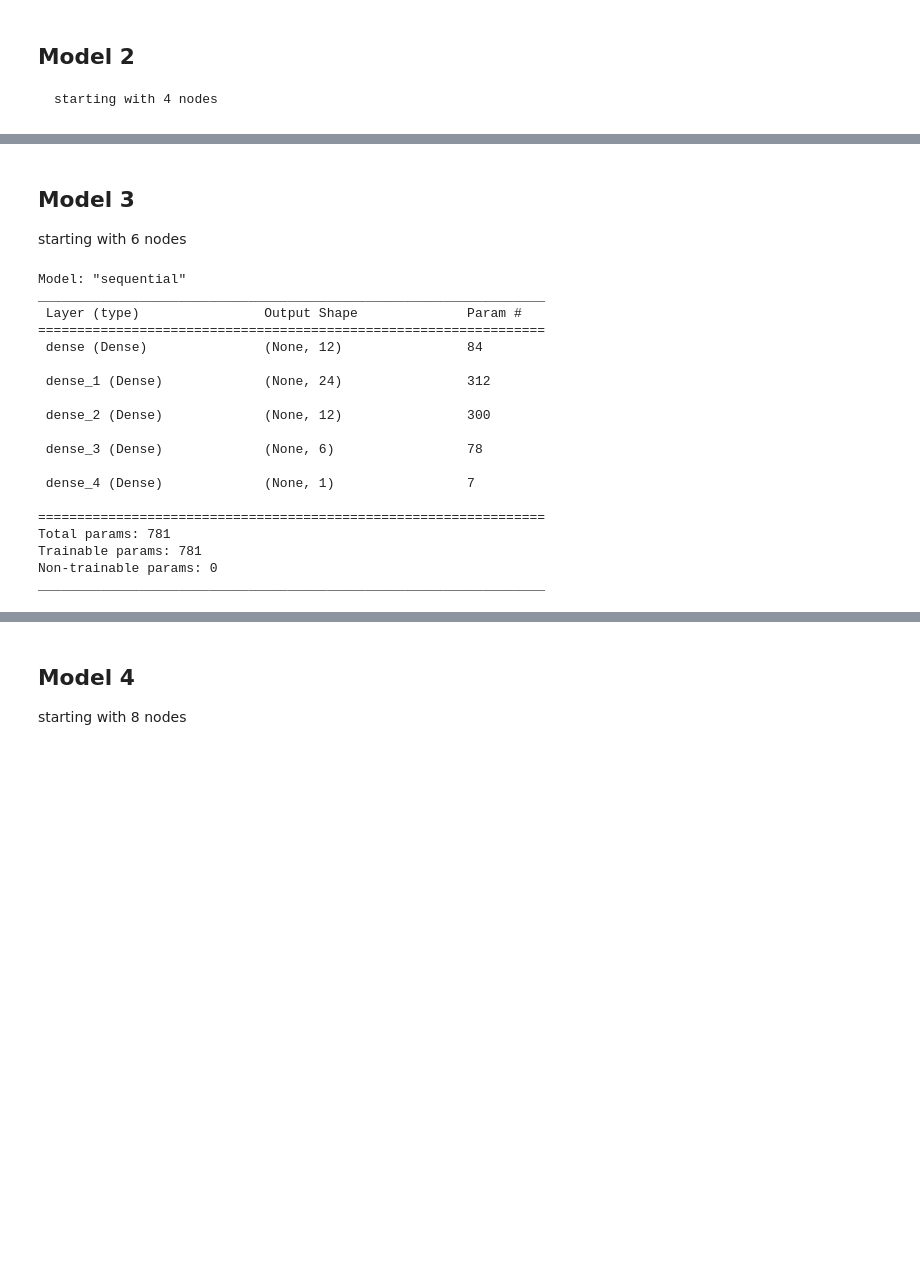
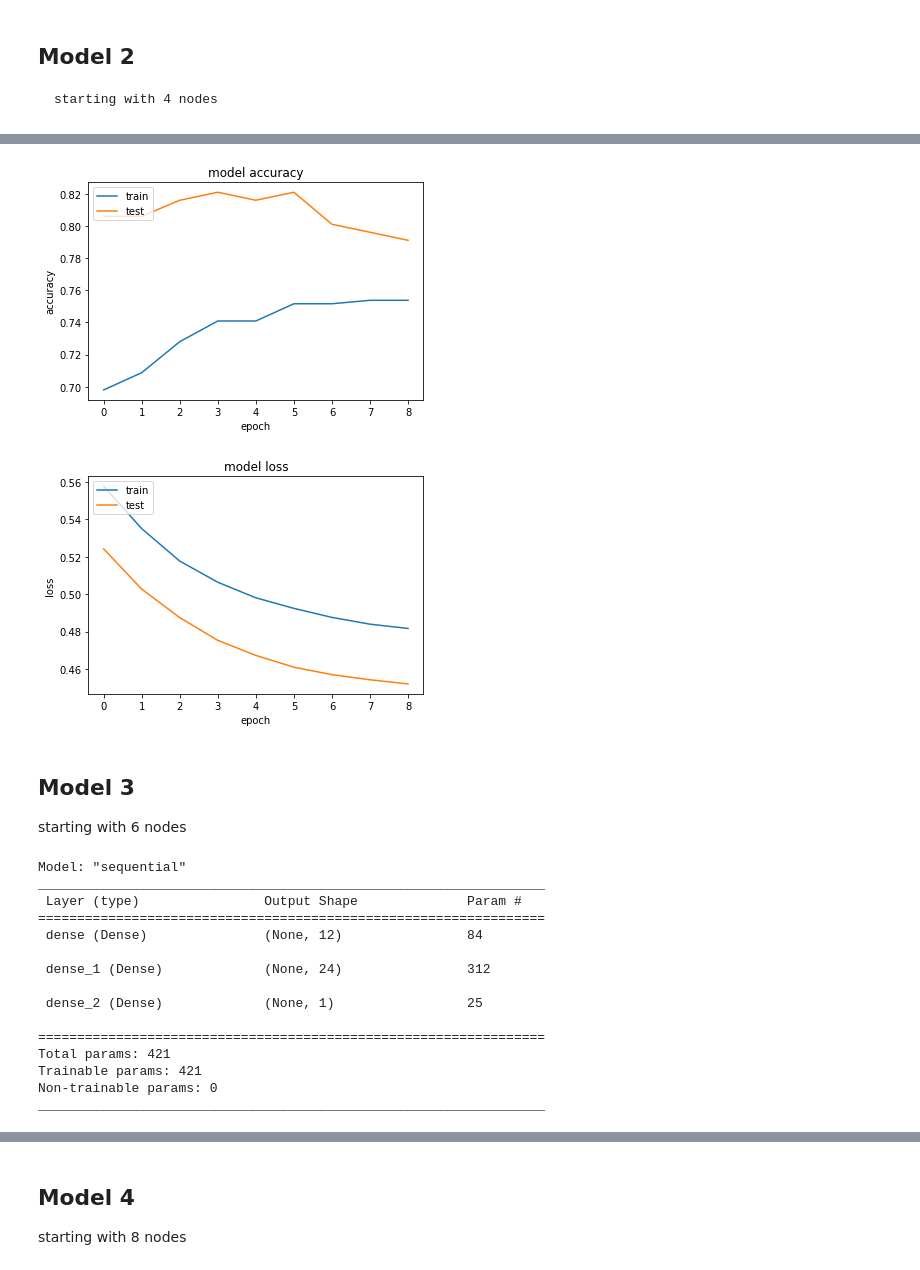
Before and after one commit to harishahamed26/Diabetes_Prediction_Using_Neural_Network, a Jupyter notebook: DiabetesPredictionNeuralNetwork.ipynb, the cells around one changed output, grey strips where cells are left out. Saved outputs shown, nothing was run; the diff lists cells and outputs as text; code cells hidden in the pictures; blank space fills up the shorter version.

```diff
--- a/DiabetesPredictionNeuralNetwork.ipynb
+++ b/DiabetesPredictionNeuralNetwork.ipynb
@@ -235,7 +335,13 @@ keras.backend.clear_session()
     starting with 4 nodes
 # %%
 # Data split for train and validation
-x = df_Train.iloc[:, 0:4]
+x = df_Train.iloc[:, [1,5,7,6]]
+
+
+
+scaler = StandardScaler()
+x =  scaler.fit_transform(x)
+
 X_train, X_test, Y_train, Y_test = train_test_split(x, y, test_size=0.3,
                                                     random_state=RANDOM_SEED)
 
@@ -244,8 +350,6 @@ X_train, X_test, Y_train, Y_test = train_test_split(x, y, test_size=0.3,
 model2 = keras.Sequential()
 model2.add(layers.Dense(8, input_dim=4, activation='relu'))
 model2.add(layers.Dense(16, activation='relu'))
-model2.add(layers.Dense(8, activation='relu'))
-model2.add(layers.Dense(4, activation='relu'))
 model2.add(layers.Dense(1, activation='sigmoid'))
 
 model2.summary()
@@ -275,11 +375,16 @@ _________________________________________________________________
 model2.compile(loss='binary_crossentropy', optimizer='adam', metrics=['accuracy'])
 
 # Fitting the model
-model2.fit(X_train, Y_train, batch_size=20, epochs=120,
+m2 = model2.fit(X_train, Y_train, batch_size=20, epochs=120,
            validation_data=(X_test, Y_test) ,  callbacks = [EarlyStop])
 
 Model2_scores = model2.evaluate(X_test, Y_test, verbose=0)
 print('\n')
 print("Accuracy: %.2f%%" % (Model2_scores[1]*100))
+
+
+m2_val_accuracy = m2.history['val_accuracy'][-1] * 100
+print('\n')
+print("Validation Score: %.2f%%" % (m2_val_accuracy))
 # %% [output]
 Epoch 1/120
@@ -302,3 +407,25 @@ Accuracy: 74.63%
+# %%
+
+# summarize the history for accuracy
+plt.plot(m2.history['accuracy'])
+plt.plot(m2.history['val_accuracy'])
+plt.title('model accuracy')
+plt.ylabel('accuracy')
+plt.xlabel('epoch')
+plt.legend(['train','test'], loc='upper left')
+plt.show()
+
+# summarize the history for loss
+plt.plot(m2.history['loss'])
+plt.plot(m2.history['val_loss'])
+plt.title('model loss')
+plt.ylabel('loss')
+plt.xlabel('epoch')
+plt.legend(['train','test'], loc='upper left')
+plt.show()
+# %% [output]
+[figure, added]
+[figure, added]
 # %%
 
 # clear session
@@ -308,7 +436,11 @@ keras.backend.clear_session()
    starting with 6 nodes
 # %%
 # Data split for train and validation
-x = df_Train.iloc[:, 0:6]
+x = df_Train.iloc[:, [1,5,7,6,0,2]]
+
+scaler = StandardScaler()
+x =  scaler.fit_transform(x)
+
 X_train, X_test, Y_train, Y_test = train_test_split(x, y, test_size=0.3,
                                                     random_state=RANDOM_SEED)
 
@@ -317,8 +449,6 @@ X_train, X_test, Y_train, Y_test = train_test_split(x, y, test_size=0.3,
 model3 = keras.Sequential()
 model3.add(layers.Dense(12, input_dim=6, activation='relu'))
 model3.add(layers.Dense(24, activation='relu'))
-model3.add(layers.Dense(12, activation='relu'))
-model3.add(layers.Dense(6, activation='relu'))
 model3.add(layers.Dense(1, activation='sigmoid'))
 
 model3.summary()
@@ -331,15 +461,11 @@ _________________________________________________________________
 
  dense_1 (Dense)             (None, 24)                312
 
- dense_2 (Dense)             (None, 12)                300
-
- dense_3 (Dense)             (None, 6)                 78
-
- dense_4 (Dense)             (None, 1)                 7
+ dense_2 (Dense)             (None, 1)                 25
 
 =================================================================
-Total params: 781
-Trainable params: 781
+Total params: 421
+Trainable params: 421
 Non-trainable params: 0
 _________________________________________________________________
 # %%
```
Also changed, not shown: parts of 52 cells of this notebook.
